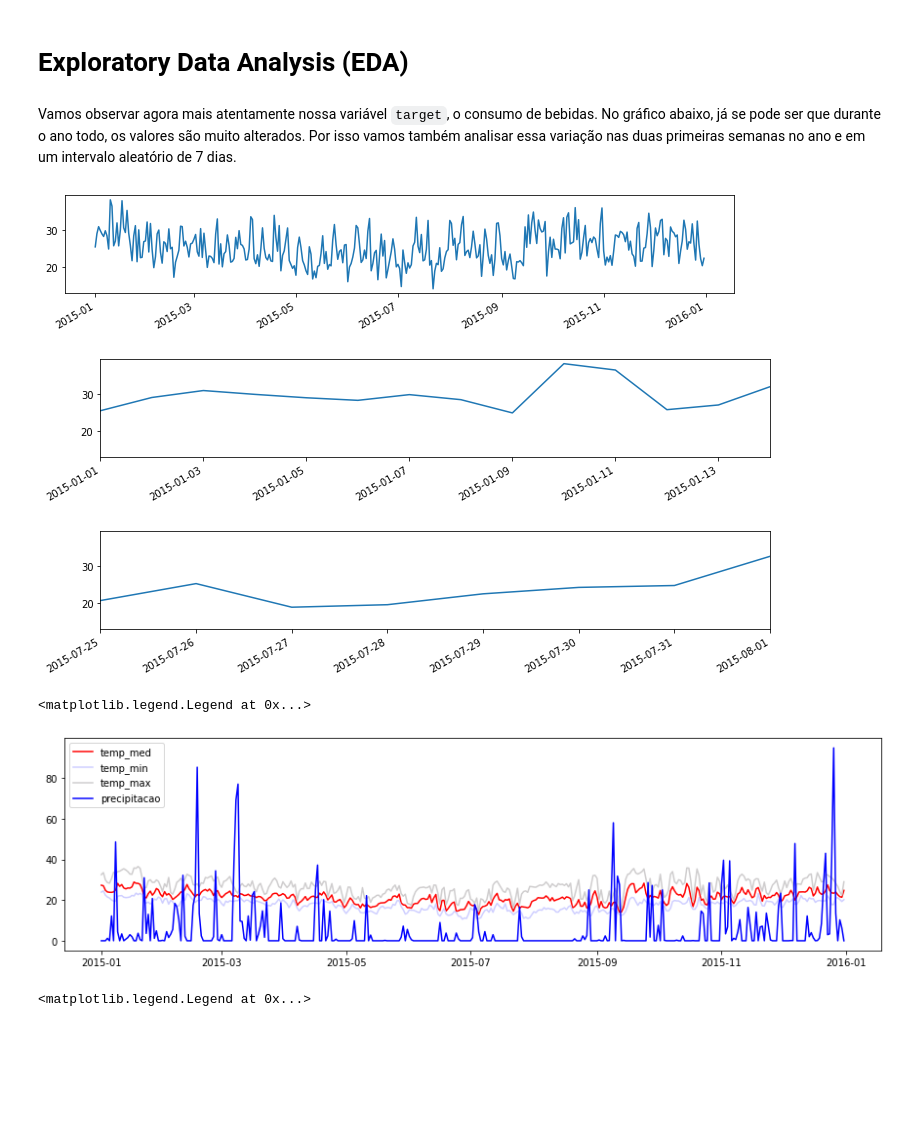
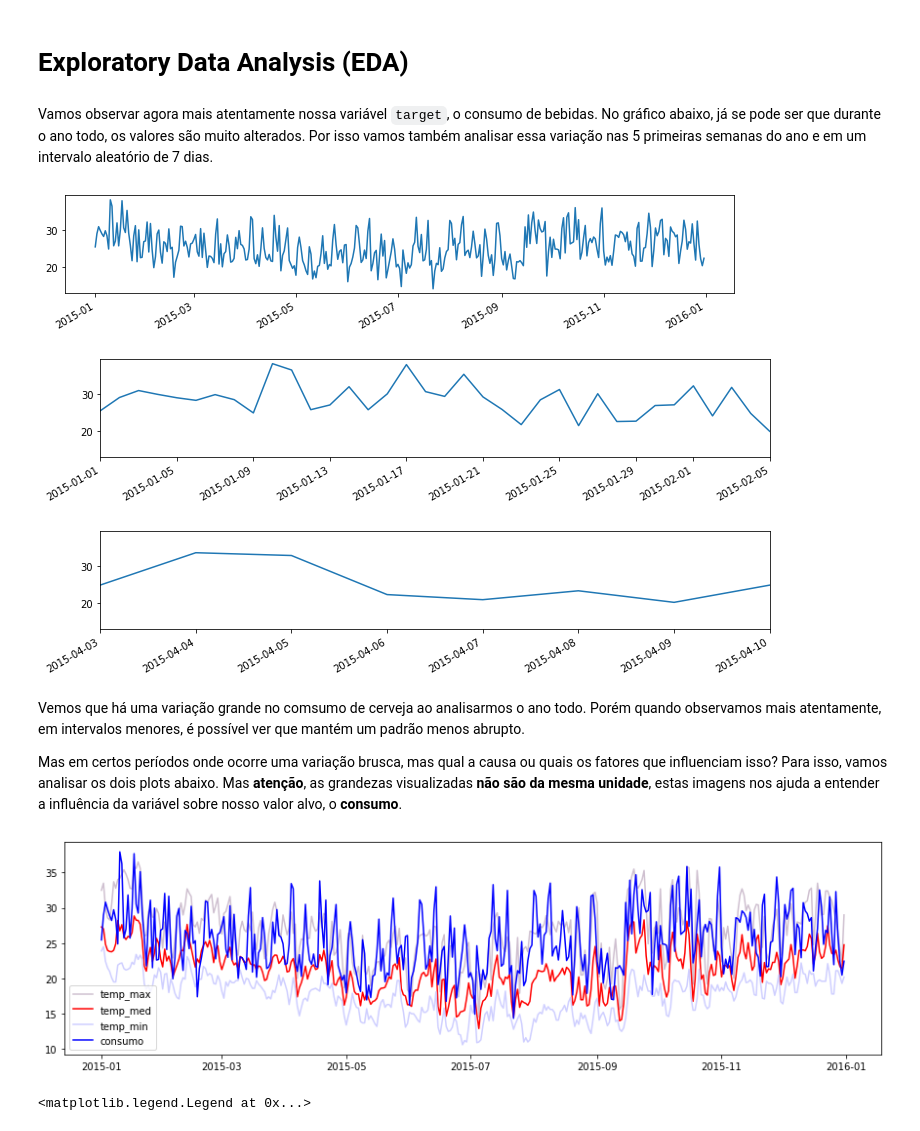
Before and after one commit to thiagolopes97/Portifolio_Projetos, a Jupyter notebook: Reg_Cerveja_SP.ipynb, the cells around one changed output. Drawn from its saved outputs; the diff is of its cells as text; code cells hidden in the pictures; blank space fills up the shorter version.

```diff
--- a/Reg_Cerveja_SP.ipynb
+++ b/Reg_Cerveja_SP.ipynb
@@ -259,7 +257,7 @@ df.head()
 # %% [markdown]
 # Exploratory Data Analysis (EDA)
 # %% [markdown]
-Vamos observar agora mais atentamente nossa variável `target`, o consumo de bebidas. No gráfico abaixo, já se pode ser que durante o ano todo, os valores são muito alterados. Por isso vamos também analisar essa variação nas duas primeiras semanas no ano e em um intervalo aleatório de 7 dias.
+Vamos observar agora mais atentamente nossa variável `target`, o consumo de bebidas. No gráfico abaixo, já se pode ser que durante o ano todo, os valores são muito alterados. Por isso vamos também analisar essa variação nas 5 primeiras semanas do ano e em um intervalo aleatório de 7 dias.
 # %%
 fig, ax = plt.subplots(figsize=(12,2))
 ax.plot_date(x='data',y='consumo',data=df,fmt='-');
@@ -268,7 +266,7 @@ fig.autofmt_xdate()
 fig, ax = plt.subplots(figsize=(12,2))
 ax.plot_date(x='data',y='consumo',data=df,fmt='-')
 
-ax.set_xlim(df['data'][0], df['data'][13])
+ax.set_xlim(df['data'][0], df['data'][35])
 fig.autofmt_xdate()
 
 fig, ax = plt.subplots(figsize=(12,2))
@@ -280,18 +278,23 @@ fig.autofmt_xdate()
 plt.show()
 # %% [output]
 [figure]
-[figure, old version]
+[figure, new version]
-[figure, old version]
+[figure, new version]
+# %% [markdown]
+Vemos que há uma variação grande no comsumo de cerveja ao analisarmos o ano todo. Porém quando observamos mais atentamente, em intervalos menores, é possível ver que mantém um padrão menos abrupto.
+
+Mas em certos períodos onde ocorre uma variação brusca, mas qual a causa ou quais os fatores que influenciam isso? Para isso, vamos analisar os dois plots abaixo. Mas **atenção**, as grandezas visualizadas **não são da mesma unidade**, estas imagens nos ajuda a entender a influência da variável sobre nosso valor alvo, o **consumo**.
 # %%
 plt.figure(figsize=(15,4))
+plt.plot_date(x='data',y='temp_max',data=df,fmt='-',c='#CFC0D0');
 plt.plot_date(x='data',y='temp_med',data=df,fmt='-',c='r');
 plt.plot_date(x='data',y='temp_min',data=df,fmt='-',c='#CFCFFF');
-plt.plot_date(x='data',y='temp_max',data=df,fmt='-',c='#CFCDCE');
-plt.plot_date(x='data',y='precipitacao',data=df,fmt='-',c='#0000FF');
+plt.plot_date(x='data',y='consumo',data=df,fmt='-',c='#0000FF');
 plt.legend()
+
+plt.show()
 # %% [output]
-<matplotlib.legend.Legend at 0x...>
-[figure, old version]
+[figure, new version]
 # %%
 plt.figure(figsize=(15,4))
 plt.plot_date(x='data',y='precipitacao',data=df,fmt='-',c='B');
```
Also changed, not shown: parts of 19 cells of this notebook.
